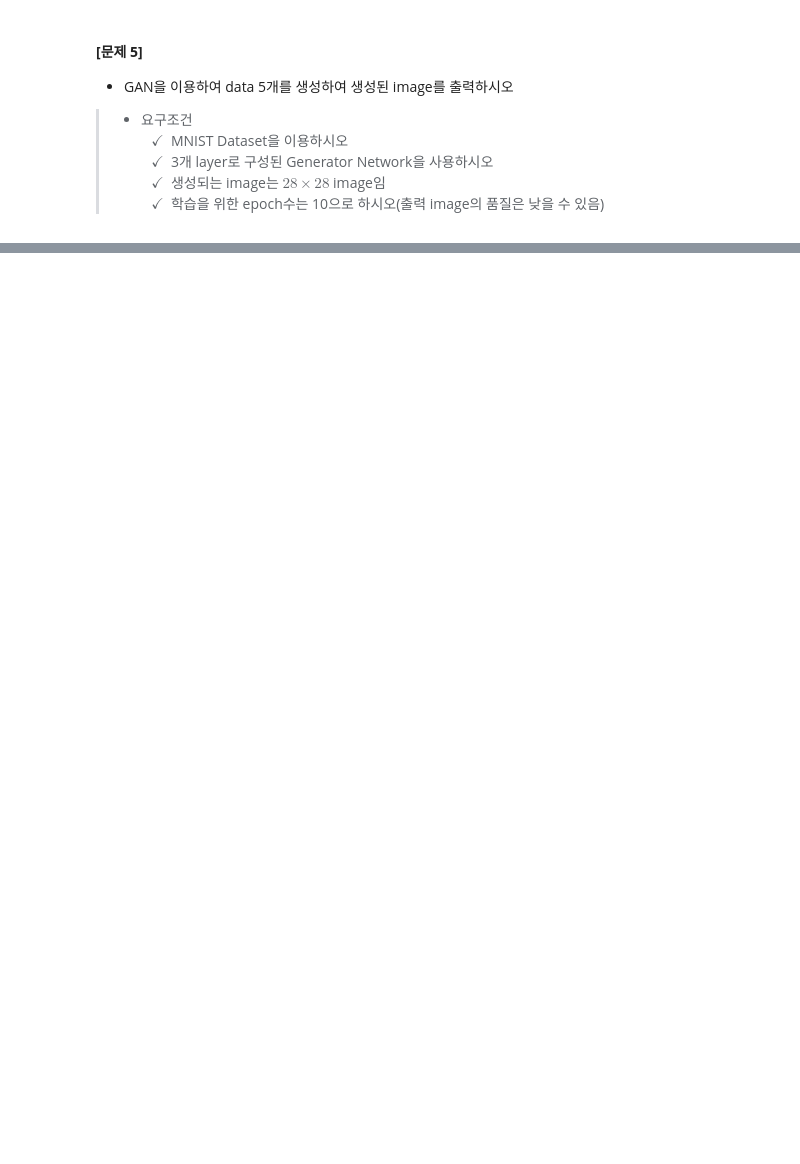
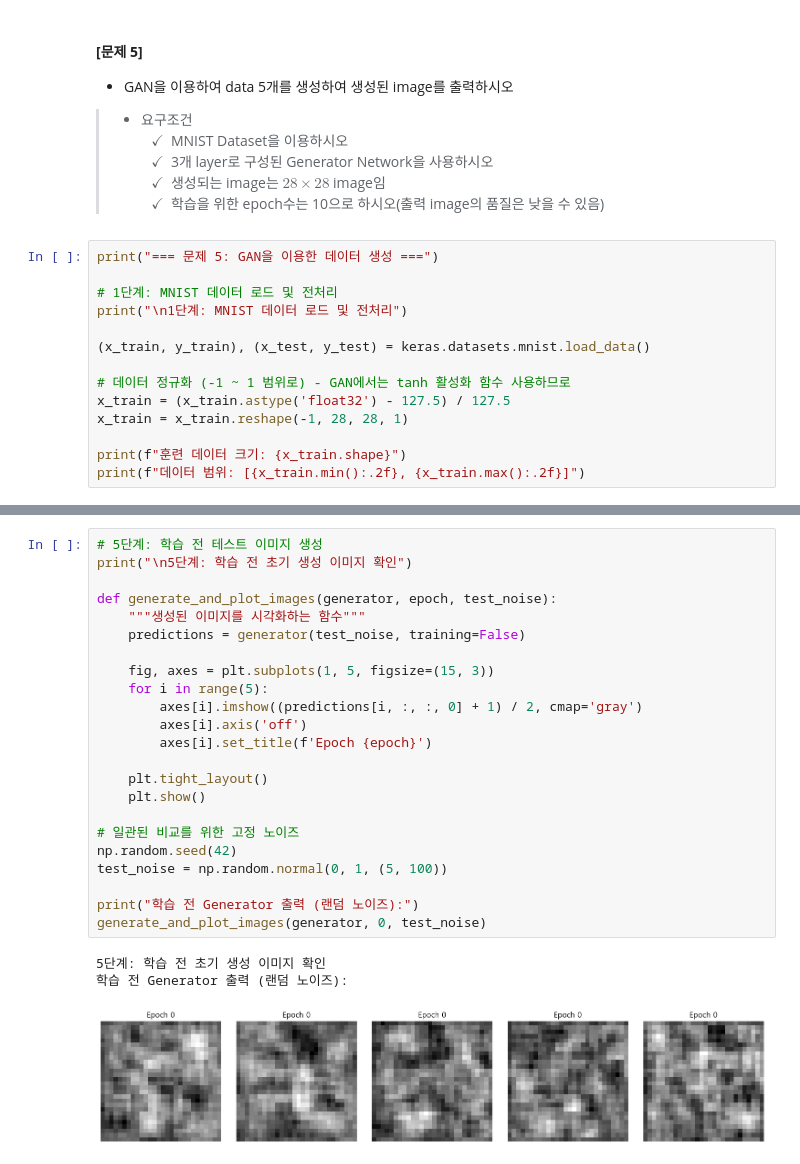
Before and after one commit to brighteen/Deep-Learning, a Jupyter notebook: Unsupervised Learning/기말고사_비지도학습_문제지(20250617).ipynb, the cells around one changed output, grey strips where cells are left out. Cells and saved outputs as stored; diff of their text form; blank space fills up the shorter version.

```diff
--- a/Unsupervised Learning/기말고사_비지도학습_문제지(20250617).ipynb
+++ b/Unsupervised Learning/기말고사_비지도학습_문제지(20250617).ipynb
@@ -877,3 +1202,17 @@ $ \ \ $ $\checkmark \ $ MNIST Dataset을 이용하시오<br>
 $ \ \ $ $\checkmark \ $ 3개 layer로 구성된 Generator Network을 사용하시오<br>
 $ \ \ $ $\checkmark \ $ 생성되는 image는 $28 \times 28$ image임<br>
 $ \ \ $ $\checkmark \ $ 학습을 위한 epoch수는 10으로 하시오(출력 image의 품질은 낮을 수 있음)
+# %%
+print("=== 문제 5: GAN을 이용한 데이터 생성 ===")
+
+# 1단계: MNIST 데이터 로드 및 전처리
+print("\n1단계: MNIST 데이터 로드 및 전처리")
+
+(x_train, y_train), (x_test, y_test) = keras.datasets.mnist.load_data()
+
+# 데이터 정규화 (-1 ~ 1 범위로) - GAN에서는 tanh 활성화 함수 사용하므로
+x_train = (x_train.astype('float32') - 127.5) / 127.5
+x_train = x_train.reshape(-1, 28, 28, 1)
+
+print(f"훈련 데이터 크기: {x_train.shape}")
+print(f"데이터 범위: [{x_train.min():.2f}, {x_train.max():.2f}]")
@@ -879,0 +1377,27 @@ $ \ \ $ $\checkmark \ $ 학습을 위한 epoch수는 10으로 하시오(출력 i
+# %%
+# 5단계: 학습 전 테스트 이미지 생성
+print("\n5단계: 학습 전 초기 생성 이미지 확인")
+
+def generate_and_plot_images(generator, epoch, test_noise):
+    """생성된 이미지를 시각화하는 함수"""
+    predictions = generator(test_noise, training=False)
+
+    fig, axes = plt.subplots(1, 5, figsize=(15, 3))
+    for i in range(5):
+        axes[i].imshow((predictions[i, :, :, 0] + 1) / 2, cmap='gray')
+        axes[i].axis('off')
+        axes[i].set_title(f'Epoch {epoch}')
+
+    plt.tight_layout()
+    plt.show()
+
+# 일관된 비교를 위한 고정 노이즈
+np.random.seed(42)
+test_noise = np.random.normal(0, 1, (5, 100))
+
+print("학습 전 Generator 출력 (랜덤 노이즈):")
+generate_and_plot_images(generator, 0, test_noise)
+# %% [output]
+5단계: 학습 전 초기 생성 이미지 확인
+학습 전 Generator 출력 (랜덤 노이즈):
+[figure, added]
```
Also changed, not shown: parts of 17 cells of this notebook.
